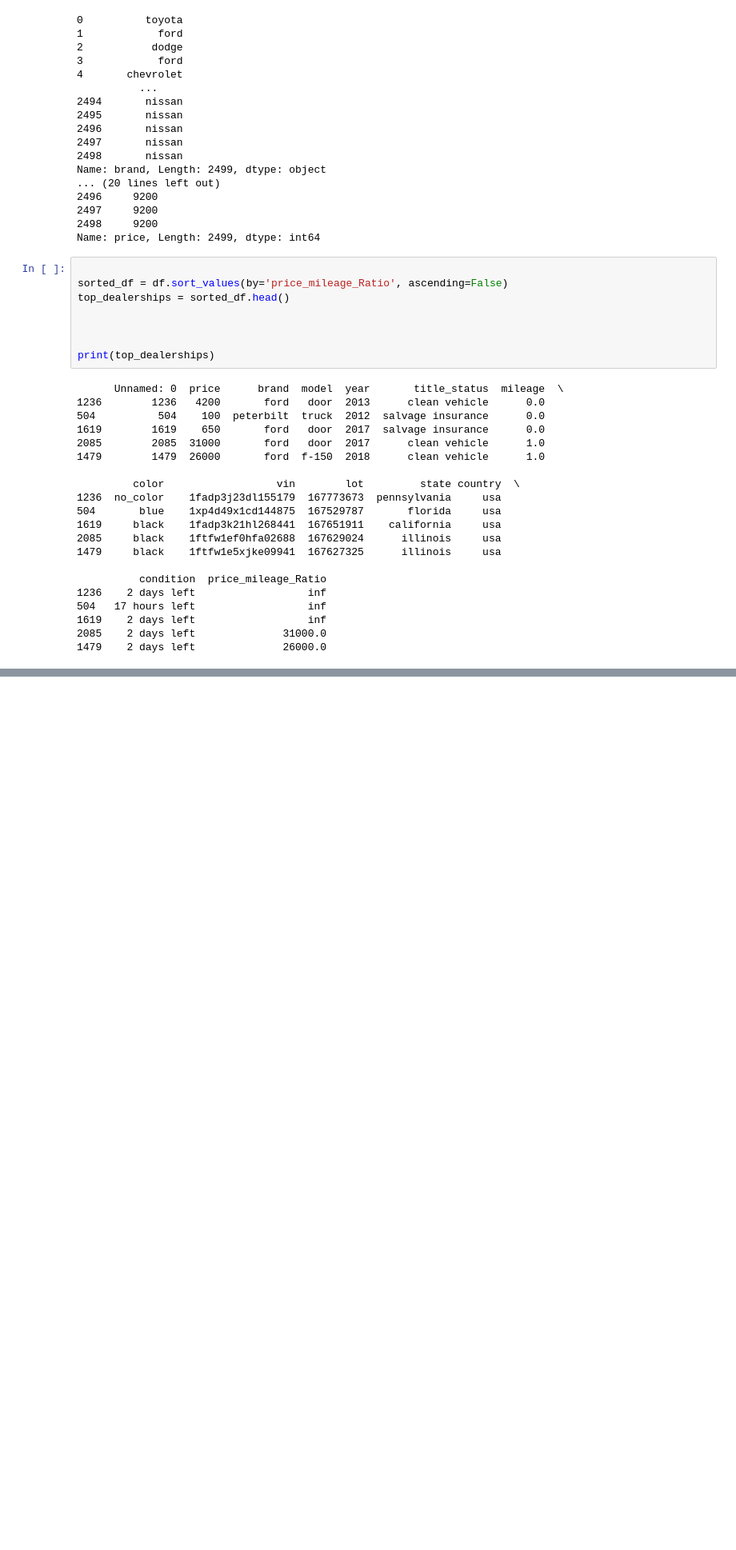
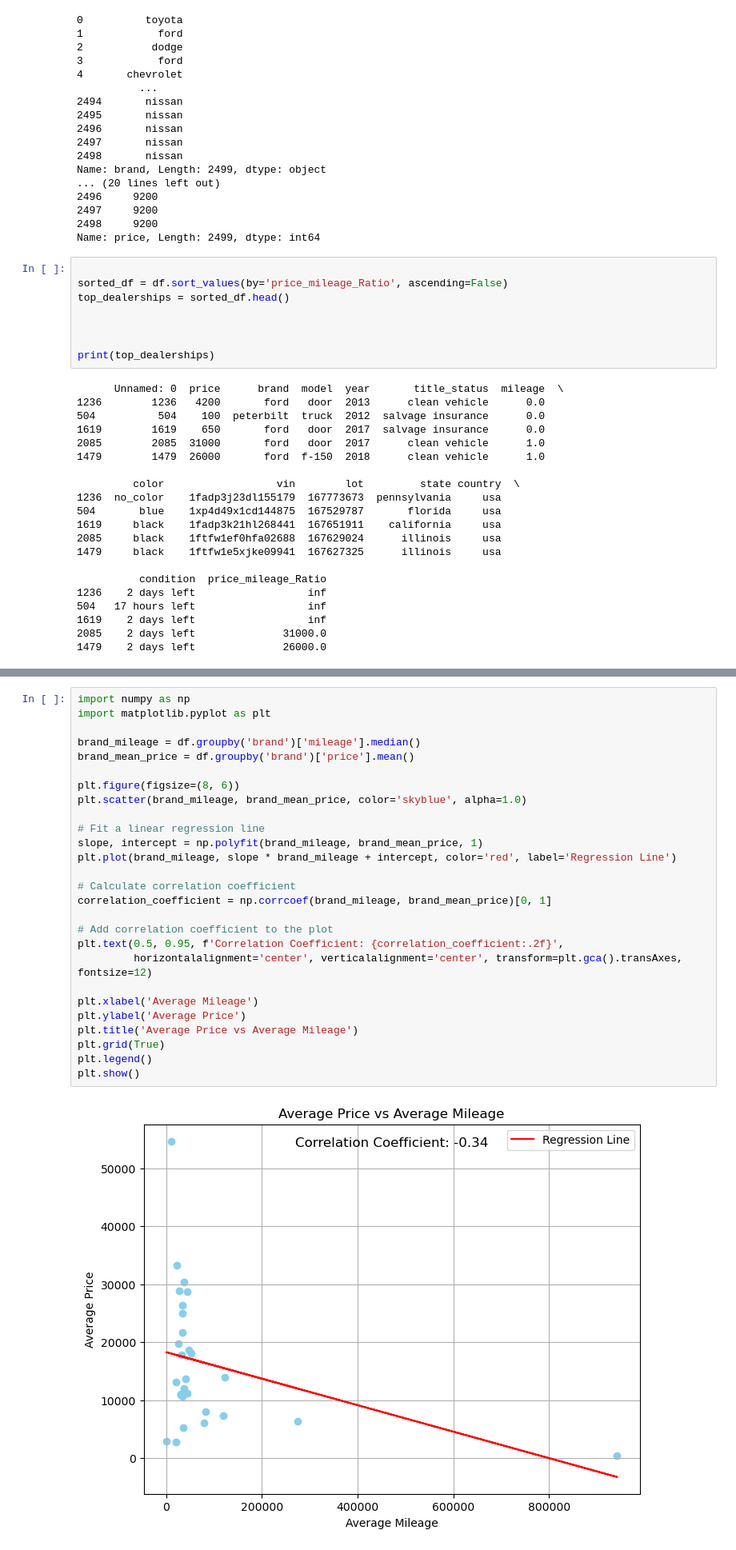
Before and after one commit to CMGarxia/Project-1, a Jupyter notebook: Untitled-1.ipynb, the cells around one changed output, grey strips where cells are left out. Shown: that part at 80% size. Cells and saved outputs as stored; diff of their text form; blank space fills up the shorter version.

```diff
--- a/Untitled-1.ipynb
+++ b/Untitled-1.ipynb
@@ -236,0 +219,29 @@ plt.show()
+# %%
+import numpy as np
+import matplotlib.pyplot as plt
+
+brand_mileage = df.groupby('brand')['mileage'].median()
+brand_mean_price = df.groupby('brand')['price'].mean()
+
+plt.figure(figsize=(8, 6))
+plt.scatter(brand_mileage, brand_mean_price, color='skyblue', alpha=1.0)
+
+# Fit a linear regression line
+slope, intercept = np.polyfit(brand_mileage, brand_mean_price, 1)
+plt.plot(brand_mileage, slope * brand_mileage + intercept, color='red', label='Regression Line')
+
+# Calculate correlation coefficient
+correlation_coefficient = np.corrcoef(brand_mileage, brand_mean_price)[0, 1]
+
+# Add correlation coefficient to the plot
+plt.text(0.5, 0.95, f'Correlation Coefficient: {correlation_coefficient:.2f}',
+         horizontalalignment='center', verticalalignment='center', transform=plt.gca().transAxes, fontsize=12)
+
+plt.xlabel('Average Mileage')
+plt.ylabel('Average Price')
+plt.title('Average Price vs Average Mileage')
+plt.grid(True)
+plt.legend()
+plt.show()
+# %% [output]
+[figure, added]
```
Also changed, not shown: parts of 8 cells of this notebook, 1 other file.
